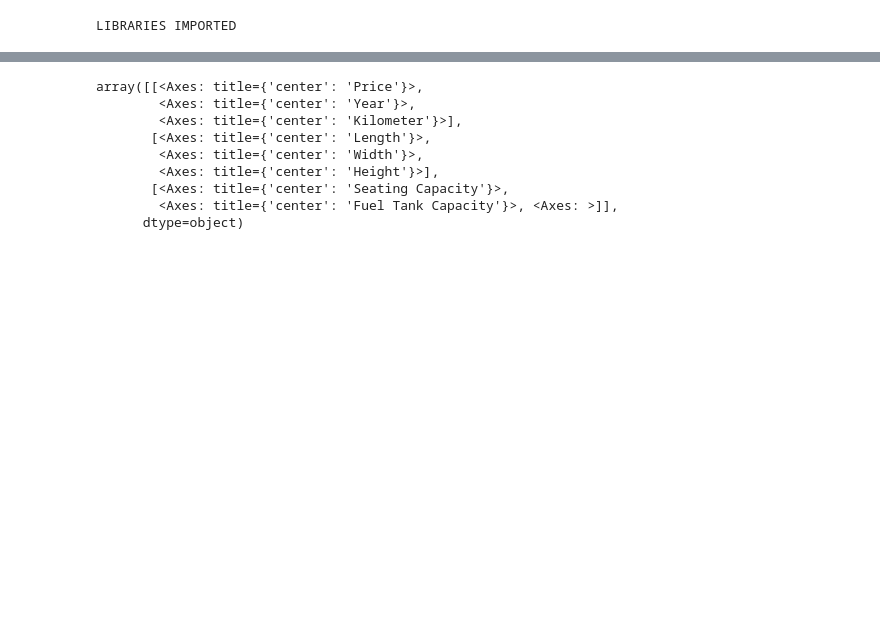
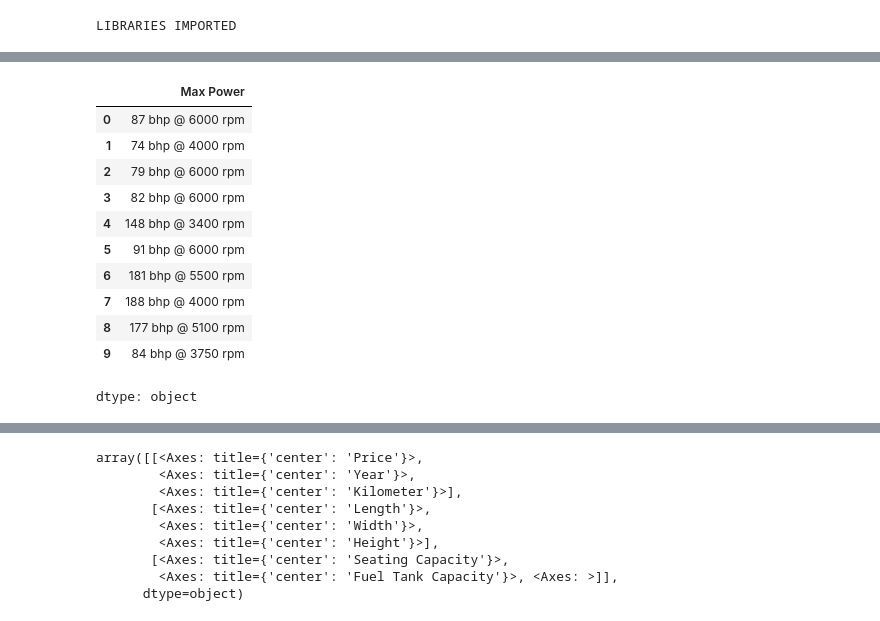
Before and after one commit to semingrai/Hands-on-ML-, a Jupyter notebook: CHp1-2/ex7.ipynb, the cells around one changed output, grey strips where cells are left out. Cells and saved outputs as stored; diff of their text form; code cells hidden in the pictures; blank space fills up the shorter version.

```diff
--- a/CHp1-2/ex7.ipynb
+++ b/CHp1-2/ex7.ipynb
@@ -38,0 +50,15 @@ Index(['Make', 'Model', 'Price', 'Year', 'Kilometer', 'Fuel Type',
+# %%
+data["Max Power"].head(10)
+# %% [output]
+|  | Max Power |
+| 0 | 87 bhp @ 6000 rpm |
+| 1 | 74 bhp @ 4000 rpm |
+| 2 | 79 bhp @ 6000 rpm |
+| 3 | 82 bhp @ 6000 rpm |
+| 4 | 148 bhp @ 3400 rpm |
+| 5 | 91 bhp @ 6000 rpm |
+| 6 | 181 bhp @ 5500 rpm |
+| 7 | 188 bhp @ 4000 rpm |
+| 8 | 177 bhp @ 5100 rpm |
+| 9 | 84 bhp @ 3750 rpm |
+dtype: object
```
Also changed, not shown: parts of 15 cells of this notebook.
